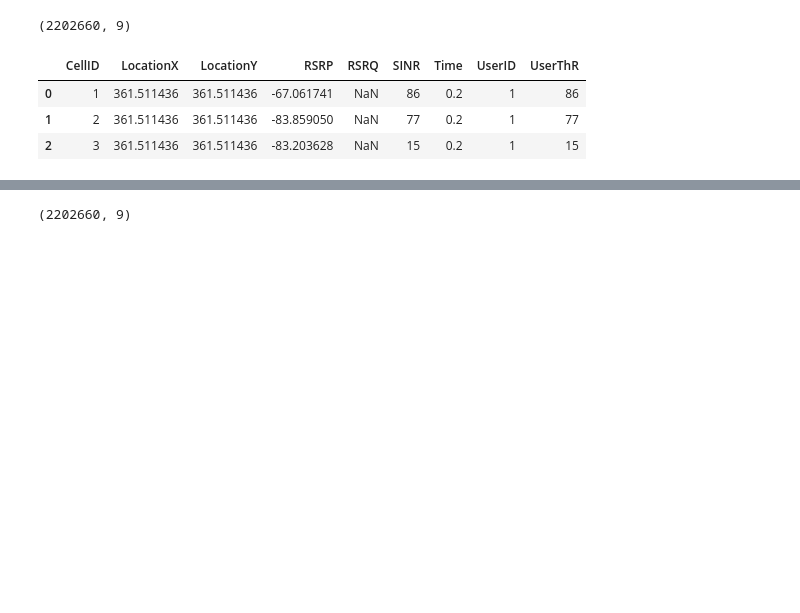
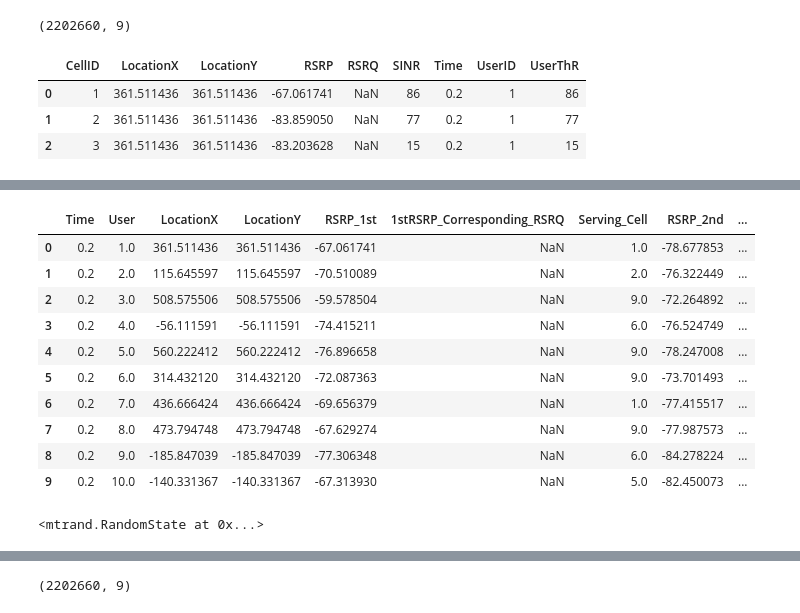
Before and after one commit to Tupevarj/telecommunication, a Jupyter notebook: scriptTest.ipynb, the cells around one changed output, grey strips where cells are left out. Cells and saved outputs as stored; diff of their text form; code cells hidden in the pictures; blank space fills up the shorter version.

```diff
--- a/scriptTest.ipynb
+++ b/scriptTest.ipynb
@@ -75,0 +110,14 @@ KeyError: 4
+# %%
+wantedDF.head(10)
+# %% [output]
+|  | Time | User | LocationX | LocationY | RSRP_1st | 1stRSRP_Corresponding_RSRQ | Serving_Cell | RSRP_2nd | ... |
+| 0 | 0.2 | 1.0 | 361.511436 | 361.511436 | -67.061741 | NaN | 1.0 | -78.677853 | ... |
+| 1 | 0.2 | 2.0 | 115.645597 | 115.645597 | -70.510089 | NaN | 2.0 | -76.322449 | ... |
+| 2 | 0.2 | 3.0 | 508.575506 | 508.575506 | -59.578504 | NaN | 9.0 | -72.264892 | ... |
+| 3 | 0.2 | 4.0 | -56.111591 | -56.111591 | -74.415211 | NaN | 6.0 | -76.524749 | ... |
+| 4 | 0.2 | 5.0 | 560.222412 | 560.222412 | -76.896658 | NaN | 9.0 | -78.247008 | ... |
+| 5 | 0.2 | 6.0 | 314.432120 | 314.432120 | -72.087363 | NaN | 9.0 | -73.701493 | ... |
+| 6 | 0.2 | 7.0 | 436.666424 | 436.666424 | -69.656379 | NaN | 1.0 | -77.415517 | ... |
+| 7 | 0.2 | 8.0 | 473.794748 | 473.794748 | -67.629274 | NaN | 9.0 | -77.987573 | ... |
+| 8 | 0.2 | 9.0 | -185.847039 | -185.847039 | -77.306348 | NaN | 6.0 | -84.278224 | ... |
+| 9 | 0.2 | 10.0 | -140.331367 | -140.331367 | -67.313930 | NaN | 5.0 | -82.450073 | ... |
@@ -75,0 +132,4 @@ KeyError: 4
+# %%
+seed
+# %% [output]
+<mtrand.RandomState at 0x...>
```
Also changed, not shown: parts of 22 cells of this notebook, 3 other files.
